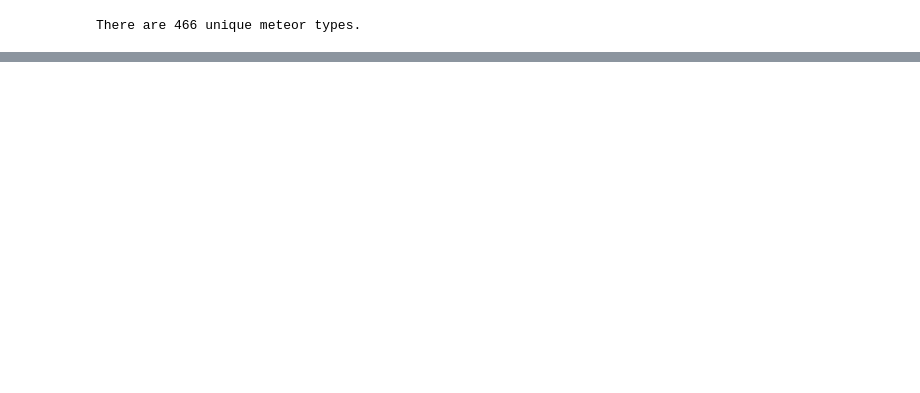
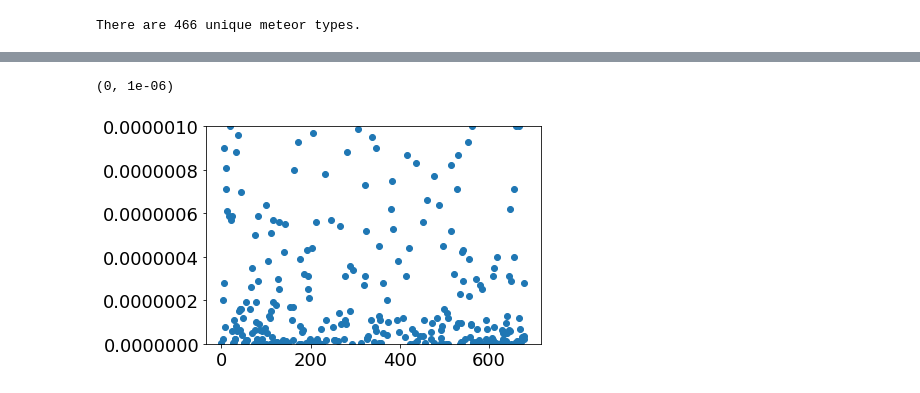
Before and after one commit to fcoba/Project-1, a Jupyter notebook: Coba_Project_1.ipynb, the cells around one changed output, grey strips where cells are left out. Drawn from its saved outputs; the diff is of its cells as text; code cells hidden in the pictures; blank space fills up the shorter version.

```diff
--- a/Coba_Project_1.ipynb
+++ b/Coba_Project_1.ipynb
@@ -106,0 +208,7 @@ Text(0.5,1,'Meteor Type Martian (nakhlite)')
+# %%
+x = asteroids['Cumulative Impact Probability']
+plt.scatter(np.arange(len(x)), x)
+plt.ylim([0, 1e-6])
+# %% [output]
+(0, 1e-06)
+[figure, added]
```
Also changed, not shown: parts of 28 cells of this notebook.
